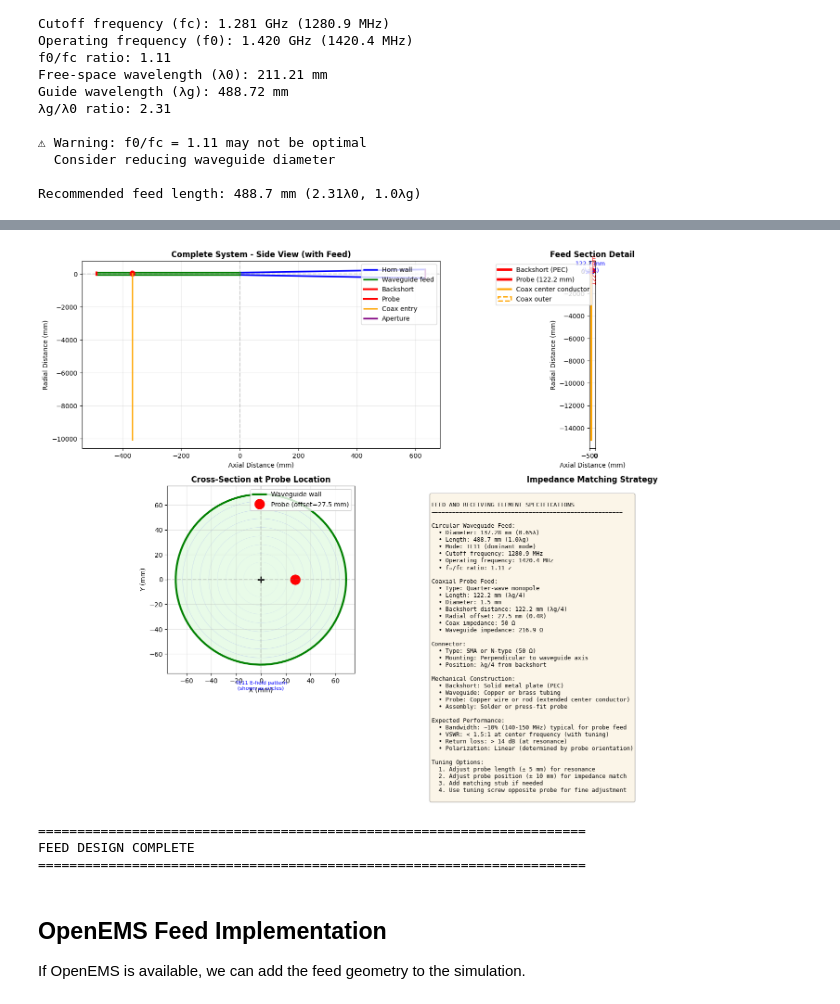
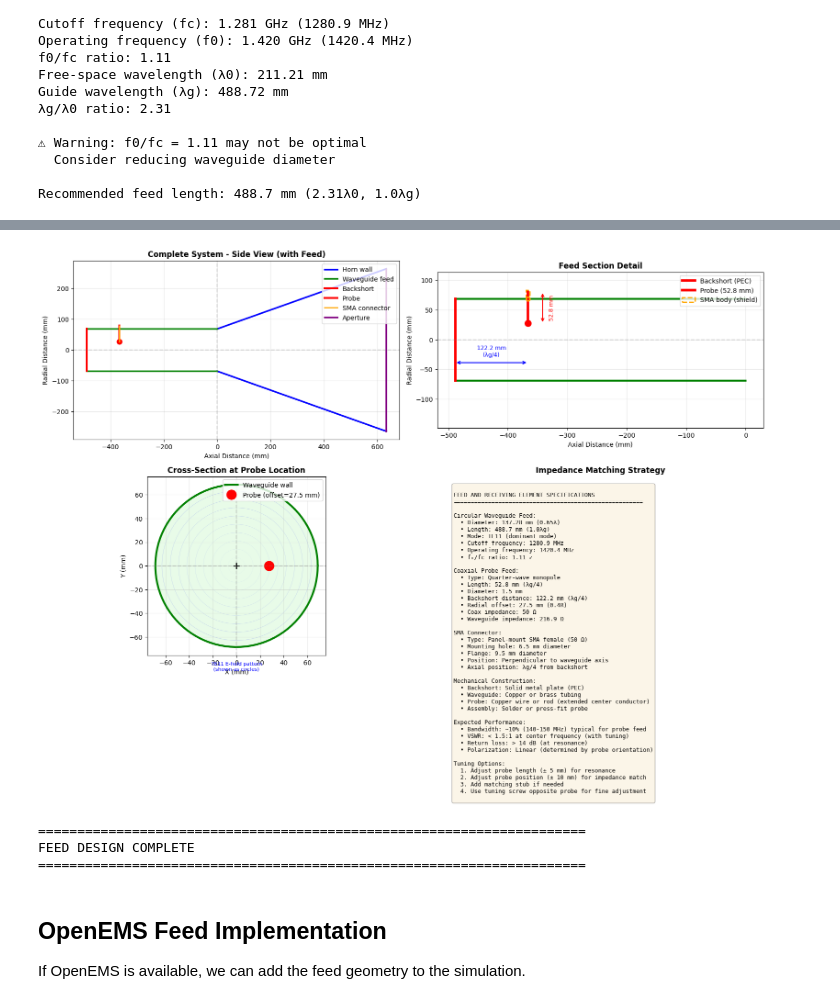
Before and after one commit to RainbowCache/hydrogen-line-horn-antenna, a Jupyter notebook: horn_antenna_design.ipynb, the cells around one changed output, grey strips where cells are left out. Saved outputs shown, nothing was run; the diff lists cells and outputs as text; code cells hidden in the pictures.

```diff
--- a/horn_antenna_design.ipynb
+++ b/horn_antenna_design.ipynb
@@ -466,9 +469,9 @@ ax1.plot([probe_x, probe_x], [probe_y, probe_y + probe_length*1e3],
          'r-', linewidth=3, label='Probe')
 ax1.plot(probe_x, probe_y, 'ro', markersize=8)
 
-# Coax entry (perpendicular to waveguide, entering from outside on the probe side)
+# SMA connector entry (perpendicular to waveguide, entering from outside on the probe side)
 ax1.plot([probe_x, probe_x], [waveguide_diameter/2 * 1e3 + 10, probe_y],
-         'orange', linewidth=2, label='Coax entry')
+         'orange', linewidth=2, label='SMA connector')
 
 # Aperture
 ax1.plot([horn_length*1e3, horn_length*1e3],
@@ -503,34 +506,46 @@ ax2.plot([probe_x, probe_x], [probe_y, probe_y + probe_length*1e3],
          'r-', linewidth=4, label=f'Probe ({probe_length*1e3:.1f} mm)')
 ax2.plot(probe_x, probe_y, 'ro', markersize=10)
 
-# Coax (entering from outside the waveguide on the probe side)
-coax_entry_start = waveguide_diameter/2 * 1e3 + 15  # Outside the waveguide
-ax2.plot([probe_x, probe_x], [coax_entry_start, probe_y],
-         'orange', linewidth=3, label='Coax center conductor')
-ax2.add_patch(plt.Rectangle((probe_x - coax_outer_diameter/2*1e3,
-                             probe_y),
-                            coax_outer_diameter*1e3,
-                            coax_entry_start - probe_y,
+# SMA connector (entering from outside the waveguide on the probe side)
+sma_entry_start = waveguide_diameter/2 * 1e3 + 15  # Outside the waveguide
+waveguide_wall_pos = waveguide_diameter/2 * 1e3  # Waveguide wall position
+
+# Center pin extends from outside, through wall, to probe tip
+#ax2.plot([probe_x, probe_x], [sma_entry_start, probe_y],
+#         'orange', linewidth=3, label='SMA center pin')
+
+# SMA body/shield only exists OUTSIDE the waveguide wall (terminates at wall)
+ax2.add_patch(plt.Rectangle((probe_x - sma_mounting_hole/2*1e3,
+                             waveguide_wall_pos),
+                            sma_mounting_hole*1e3,
+                            sma_entry_start - waveguide_wall_pos,
                             fill=False, edgecolor='orange', linewidth=2,
-                            linestyle='--', label='Coax outer'))
+                            linestyle='--', label='SMA body (shield)'))
+
+# Add a small circle at the wall to show where SMA body terminates (flange mount point)
+ax2.plot(probe_x, waveguide_wall_pos, 'o', color='orange', markersize=6,
+         markerfacecolor='none', markeredgewidth=2)
 
 # Annotations
-ax2.annotate('', xy=(feed_start, -waveguide_diameter/2*1e3 - 30),
-             xytext=(probe_x, -waveguide_diameter/2*1e3 - 30),
+ax2.annotate('', xy=(feed_start, -waveguide_diameter/2*1e3 + 30),
+             xytext=(probe_x, -waveguide_diameter/2*1e3 + 30),
              arrowprops=dict(arrowstyle='<->', color='blue', lw=1.5))
-ax2.text((feed_start + probe_x)/2, -waveguide_diameter/2*1e3 - 40,
+ax2.text((feed_start + probe_x)/2, -waveguide_diameter/2*1e3 + 40,
          f'{backshort_distance*1e3:.1f} mm\n(λg/4)', ha='center', color='blue', fontsize=9)
 
-ax2.annotate('', xy=(probe_x + 5, probe_y),
-             xytext=(probe_x + 5, probe_y + probe_length*1e3),
+ax2.annotate('', xy=(probe_x + 25, probe_y),
+             xytext=(probe_x + 25, probe_y + probe_length*1e3),
              arrowprops=dict(arrowstyle='<->', color='red', lw=1.5))
-ax2.text(probe_x + 15, probe_y + probe_length*1e3/2,
+ax2.text(probe_x + 35, probe_y + probe_length*1e3/2,
          f'{probe_length*1e3:.1f} mm', color='red', fontsize=9, rotation=90, va='center')
 
 ax2.axhline(y=0, color='gray', linestyle='--', alpha=0.3)
 ax2.grid(True, alpha=0.3)
 ax2.legend(loc='upper right')
 ax2.set_aspect('equal')
+# Set explicit axis limits to show full feed section including SMA connector
+ax2.set_xlim(feed_start - 30, 30)
+ax2.set_ylim(-waveguide_diameter/2*1e3 - 80, sma_entry_start + 30)
 
 # 3. Cross-section at probe location
 ax3 = axes[1, 0]
@@ -600,42 +615,44 @@ Coaxial Probe Feed:
   • Coax impedance: 50 Ω
   • Waveguide impedance: {Z_waveguide:.1f} Ω
 
-Connector:
-  • Type: SMA or N-type (50 Ω)
-  • Mounting: Perpendicular to waveguide axis
-  • Position: λg/4 from backshort
+SMA Connector:
+  • Type: Panel-mount SMA female (50 Ω)
+  • Mounting hole: 6.5 mm diameter
+  • Flange: 9.5 mm diameter
+  • Position: Perpendicular to waveguide axis
+  • Axial position: λg/4 from backshort
 
 Mechanical Construction:
   • Backshort: Solid metal plate (PEC)
   • Waveguide: Copper or brass tubing
   • Probe: Copper wire or rod (extended center conductor)
   • Assembly: Solder or press-fit probe
 
 Expected Performance:
   • Bandwidth: ~10% (140-150 MHz) typical for probe feed
   • VSWR: < 1.5:1 at center frequency (with tuning)
   • Return loss: > 14 dB (at resonance)
   • Polarization: Linear (determined by probe orientation)
 
 Tuning Options:
   1. Adjust probe length (± 5 mm) for resonance
   2. Adjust probe position (± 10 mm) for impedance match
   3. Add matching stub if needed
   4. Use tuning screw opposite probe for fine adjustment
 """
 
 ax4.text(0.05, 0.95, info_text, transform=ax4.transAxes,
          fontsize=9, verticalalignment='top', family='monospace',
          bbox=dict(boxstyle='round', facecolor='wheat', alpha=0.3))
 
 plt.tight_layout()
 plt.show()
 
 print("\n" + "="*70)
 print("FEED DESIGN COMPLETE")
 print("="*70)
 # %% [output]
-[figure, old version]
+[figure, new version]
 ======================================================================
 FEED DESIGN COMPLETE
 ======================================================================
```
Also changed, not shown: parts of 4 cells of this notebook.
